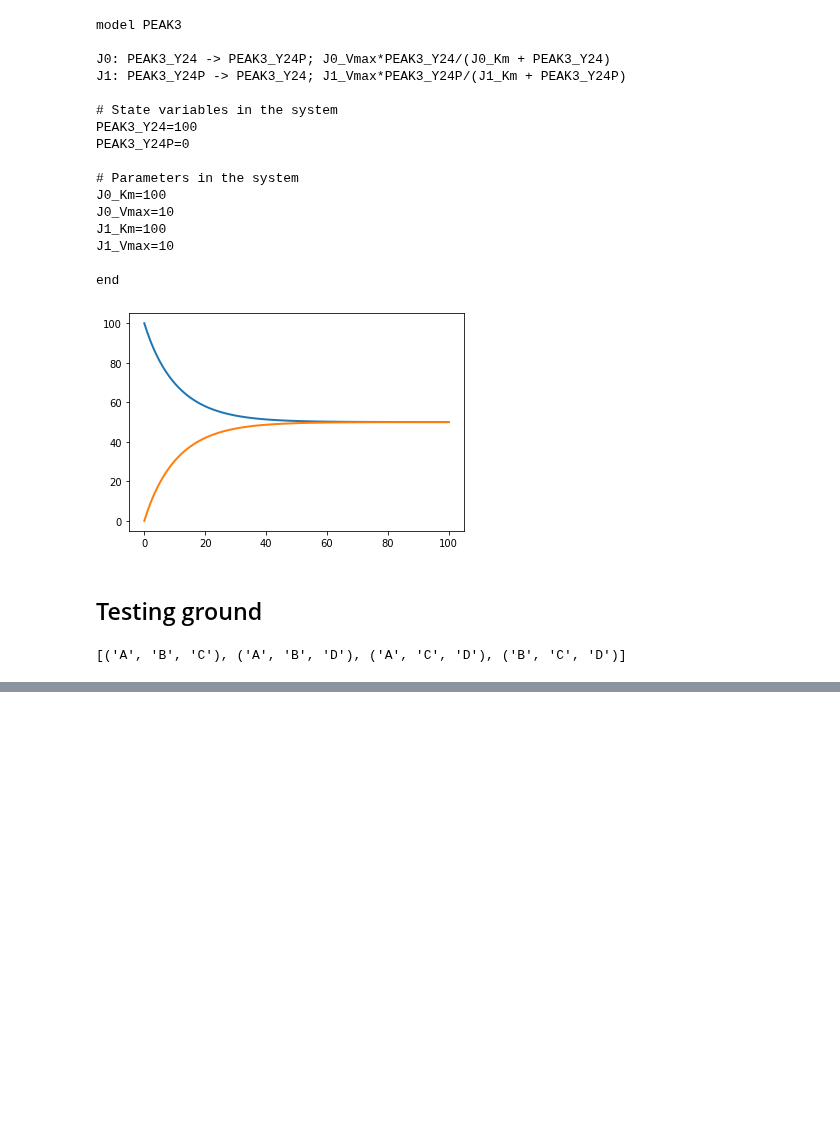
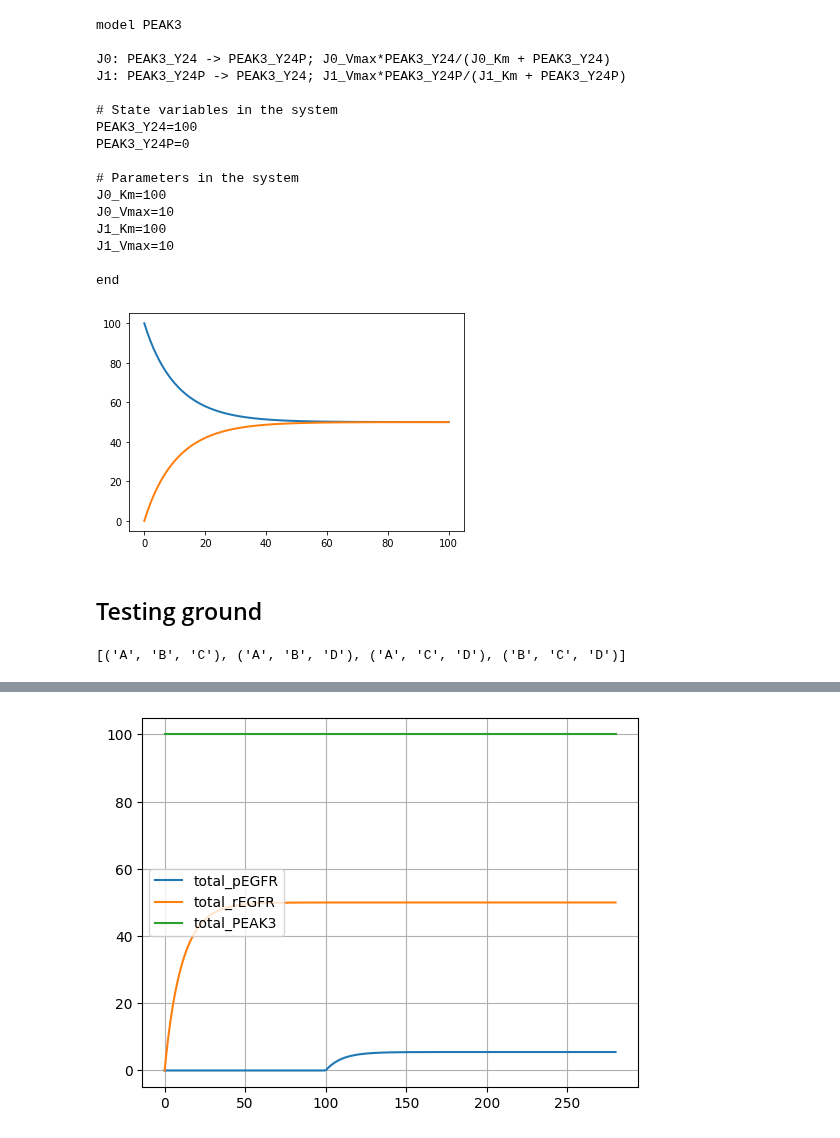
Before and after one commit to AnEvilBurrito/new-peak-project, a Jupyter notebook: src/model_construction.ipynb, the cells around one changed output, grey strips where cells are left out. Cells and saved outputs as stored; diff of their text form; code cells hidden in the pictures; blank space fills up the shorter version.

```diff
--- a/src/model_construction.ipynb
+++ b/src/model_construction.ipynb
@@ -141,0 +144,89 @@ print(r)
+# %%
+from models.ModelBuilder import ModelBuilder
+from models.Reaction import Reaction
+from models.ReactionArchtype import ReactionArchtype
+from models.ArchtypeCollections import *
+
+import roadrunner
+import matplotlib.pyplot as plt
+
+peak3_model = ModelBuilder('peak3model')
+
+# naming key:
+# p = phosphorylated
+# r = recruited
+
+## Upstream EGF signalling
+
+# Input: EGF, pPEAK3
+# Output: pEGFR, rEGFR (in total)
+
+# EGFR <-> pEGFR
+peak3_model.add_reaction(Reaction(michaelis_menten, ('pEGFR',), ('EGFR',), 'cr1'))
+peak3_model.add_reaction(Reaction(create_archtype_michaelis_menten(1), ('EGFR',), ('pEGFR',), extra_states=('egf',)))
+
+# EGFR <-> rEGFR
+peak3_model.add_reaction(Reaction(michaelis_menten, ('rEGFR',), ('EGFR',)))
+peak3_model.add_reaction(Reaction(create_archtype_michaelis_menten(1), ('EGFR',), ('rEGFR',), extra_states=('total_PEAK3',)))
+
+# pEGFR <-> rpEGFR
+peak3_model.add_reaction(Reaction(michaelis_menten, ('rpEGFR',), ('pEGFR',), reactant_values=0, product_values=0))
+peak3_model.add_reaction(Reaction(create_archtype_michaelis_menten(1), ('pEGFR',), ('rpEGFR',), extra_states=('total_PEAK3',), reactant_values=0, product_values=0))
+
+# rEGFR <-> rpEGFR
+peak3_model.add_reaction(Reaction(michaelis_menten, ('rpEGFR',), ('rEGFR',), reactant_values=0, product_values=0, use_parameter_from_reaction='cr1'))
+peak3_model.add_reaction(Reaction(create_archtype_michaelis_menten(1), ('rEGFR',), ('rpEGFR',), extra_states=('egf',), reactant_values=0, product_values=0))
+
+peak3_model.add_custom_variables('total_pEGFR', 'total_pEGFR := pEGFR + rpEGFR')
+peak3_model.add_custom_variables('total_rEGFR', 'total_rEGFR := rEGFR + rpEGFR')
+
+peak3_model.add_simple_piecewise(0,100,8.33,'egf')
+
+## PEAK3
+
+# PEAK3 <-> pPEAK3
+peak3_model.add_reaction(Reaction(michaelis_menten, ('pPEAK3',), ('PEAK3',)))
+peak3_model.add_reaction(Reaction(michaelis_menten, ('PEAK3',), ('pPEAK3',)))
+
+peak3_model.add_custom_variables('total_PEAK3', 'total_PEAK3 := pPEAK3 + PEAK3')
+
+## Shc complex formation and dephosphorylation of PEAK3
+
+# Input: total_pEGFR, pPEAK3
+# Output to PEAK3: rpShc
+
+peak3_model.add_reaction(Reaction(michaelis_menten, ('pShc',), ('Shc',)))
+peak3_model.add_reaction(Reaction(create_archtype_michaelis_menten(1), ('Shc',), ('pShc',), extra_states=('total_pEGFR',)))
+
+peak3_model.add_reaction(Reaction(michaelis_menten, ('rpShc',), ('rShc',)))
+peak3_model.add_reaction(Reaction(create_archtype_michaelis_menten(1), ('rShc',), ('rpShc',), extra_states=('total_pEGFR',)))
+
+peak3_model.add_reaction(Reaction(michaelis_menten, ('rShc',), ('Shc',)))
+peak3_model.add_reaction(Reaction(create_archtype_michaelis_menten(1), ('Shc',), ('rShc',), extra_states=('total_PEAK3',)))
+
+peak3_model.add_reaction(Reaction(michaelis_menten, ('rpShc',), ('pShc',)))
+peak3_model.add_reaction(Reaction(create_archtype_michaelis_menten(1), ('pShc',), ('rpShc',), extra_states=('total_PEAK3',)))
+
+##
+
+
+print(peak3_model.get_antimony_model())
+
+### FINISHED MODEL CONSTRUCTION, BEGIN TEST SIMULATION
+
+sbml = peak3_model.get_sbml_model()
+rr = roadrunner.RoadRunner(sbml)
+
+states = peak3_model.get_all_variables_keys()
+custom_states = peak3_model.get_custom_variable_keys()
+sim_states = ['time'] + states
+states_no_egf = [s for s in custom_states if s != 'egf']
+res = rr.simulate(0, 280, 280, selections=sim_states)
+
+for state in states_no_egf:
+    plt.plot(res['time'], res[f'{state}'], label=state)
+
+plt.legend()
+plt.grid()
+plt.show()
+# %% [output]
@@ -141,0 +250 @@ print(r)
+[figure, added]
```
Also changed, not shown: parts of 2 cells of this notebook, 3 other files.
